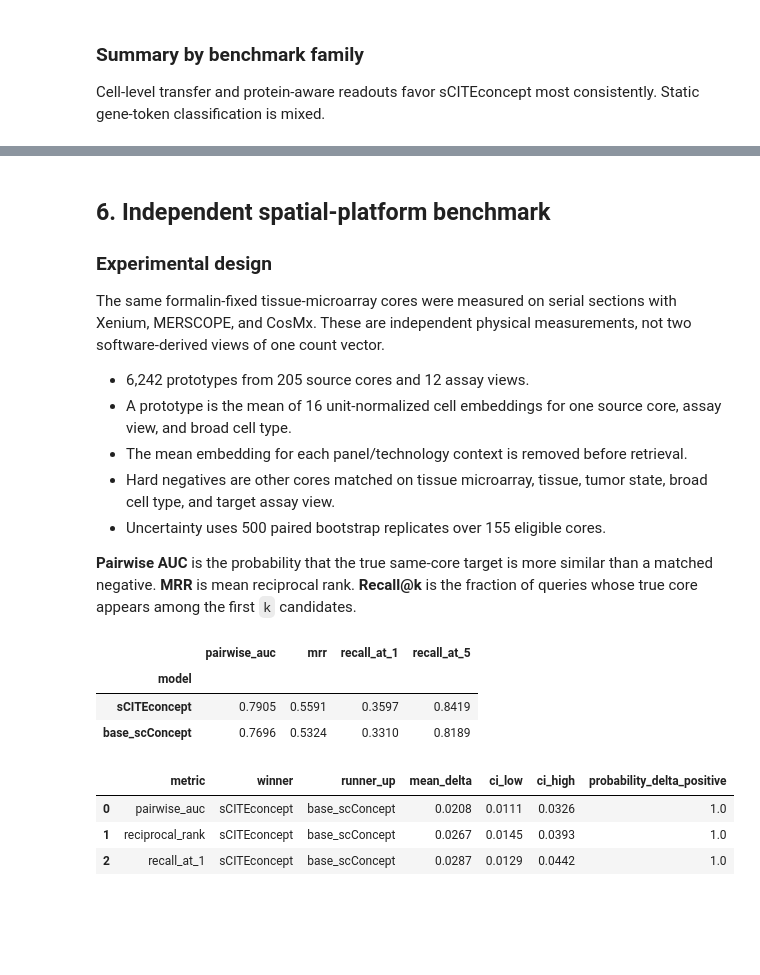
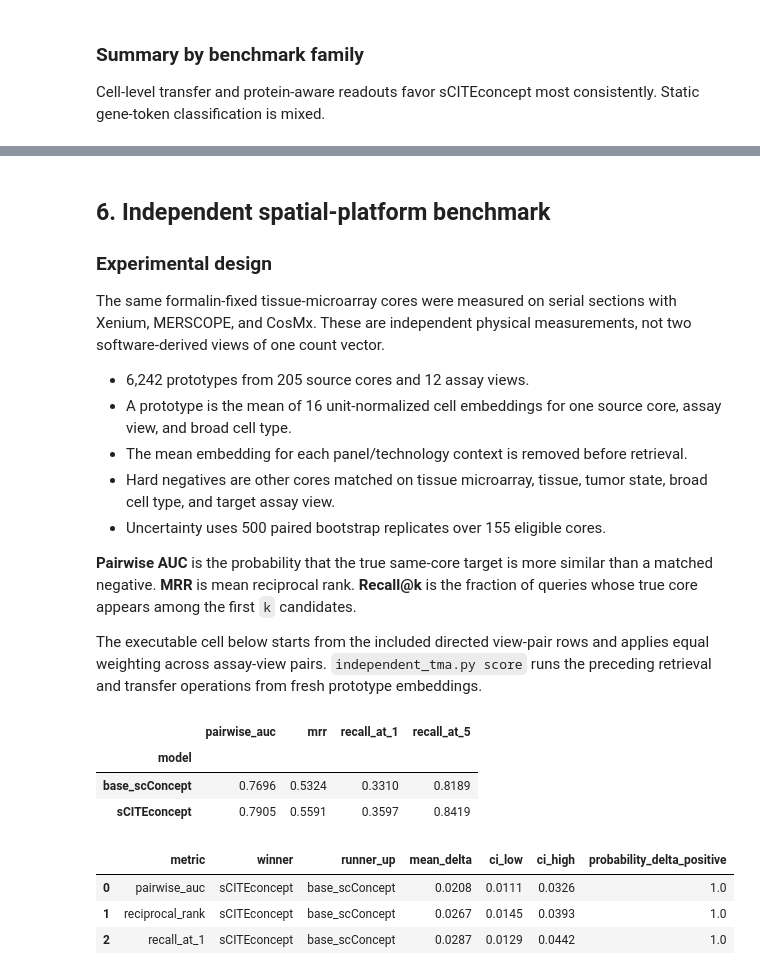
Before and after one commit to alunalabs/sciteconcept, a Jupyter notebook: sCITEconcept.ipynb, the cells around one changed output, grey strips where cells are left out. Drawn from its saved outputs; the diff is of its cells as text; code cells hidden in the pictures; blank space fills up the shorter version.

```diff
--- a/sCITEconcept.ipynb
+++ b/sCITEconcept.ipynb
@@ -486,6 +501,21 @@ scores and their weights.
 # %%
-p = pillars.pivot(index="pillar", columns="model", values="pillar_score")
-p["difference"] = p.sCITEconcept - p.base_scConcept
+rebuilt_pillars, rebuilt_leaderboard = summarize_metric_rows(metric_rows)
+
+pillar_key = ["model", "pillar"]
+recorded_pillars = pillars.sort_values(pillar_key).reset_index(drop=True)
+computed_pillars = rebuilt_pillars.sort_values(pillar_key).reset_index(drop=True)
+assert recorded_pillars[pillar_key].equals(computed_pillars[pillar_key])
+assert np.allclose(recorded_pillars.pillar_score, computed_pillars.pillar_score, atol=1e-12)
+
+leader_key = "model"
+recorded_leader = leaderboard.sort_values(leader_key).reset_index(drop=True)
+computed_leader = rebuilt_leaderboard.sort_values(leader_key).reset_index(drop=True)
+assert recorded_leader.model.equals(computed_leader.model)
+for column in ["representation_score", "deployment_score"]:
+    assert np.allclose(recorded_leader[column], computed_leader[column], atol=1e-12)
+
+p = rebuilt_pillars.pivot(index="pillar", columns="model", values="pillar_score")
+p["difference"] = p["sCITEconcept"] - p["base_scConcept"]
 p
 # %% [output]
 | model | base_scConcept | sCITEconcept | difference |
@@ -831,14 +856,32 @@ not two software-derived views of one count vector.
 similar than a matched negative. **MRR** is mean reciprocal rank. **Recall@k**
 is the fraction of queries whose true core appears among the first `k`
 candidates.
+
+
+The executable cell below starts from the included directed view-pair rows and
+applies equal weighting across assay-view pairs. `independent_tma.py score`
+runs the preceding retrieval and transfer operations from fresh prototype
+embeddings.
 # %%
-tma = pd.read_csv(DATA / "independent_tma_retrieval.csv").set_index("model")
-tma
+core_view_pairs = pd.read_csv(DATA / "independent_tma_core_view_pairs.csv")
+cell_type_view_pairs = pd.read_csv(DATA / "independent_tma_cell_type_view_pairs.csv")
+state_view_pairs = pd.read_csv(DATA / "independent_tma_state_view_pairs.csv")
+
+rebuilt_tma, rebuilt_tma_transfer = summarize_public_view_pairs(
+    core_view_pairs, cell_type_view_pairs, state_view_pairs
+)
+released_tma = pd.read_csv(DATA / "independent_tma_retrieval.csv")
+for column in ["pairwise_auc", "mrr", "recall_at_1", "recall_at_5"]:
+    left = rebuilt_tma.sort_values("model")[column]
+    right = released_tma.sort_values("model")[column]
+    assert np.allclose(left, right, atol=5e-5)
+tma = rebuilt_tma.set_index("model")
+tma.round(4)
 # %% [output]
 |  | pairwise_auc | mrr | recall_at_1 | recall_at_5 |
 | model |  |  |  |  |
+| base_scConcept | 0.7696 | 0.5324 | 0.3310 | 0.8189 |
 | sCITEconcept | 0.7905 | 0.5591 | 0.3597 | 0.8419 |
-| base_scConcept | 0.7696 | 0.5324 | 0.3310 | 0.8189 |
 # %%
 margins = pd.read_csv(DATA / "independent_tma_winner_margins.csv")
 margins
```
Also changed, not shown: parts of 17 cells of this notebook, 18 other files.
